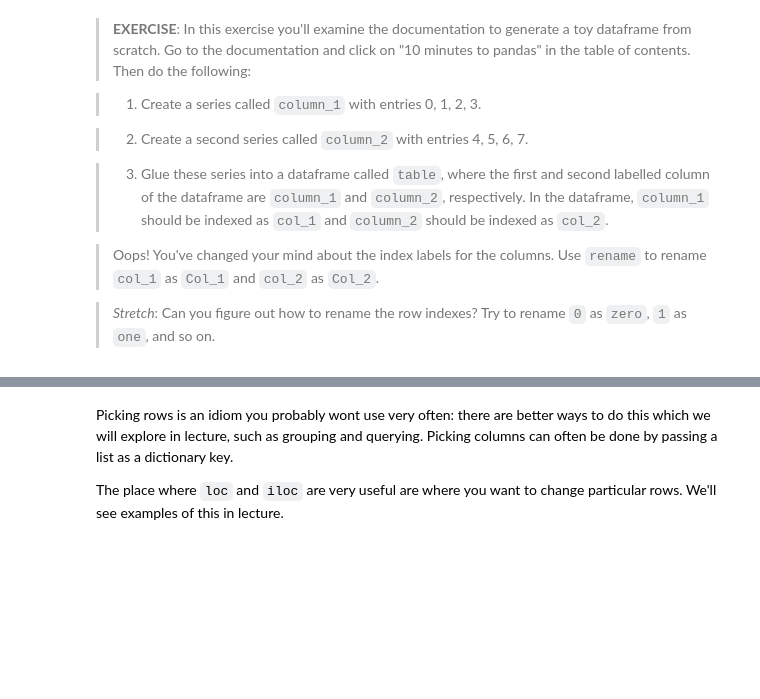
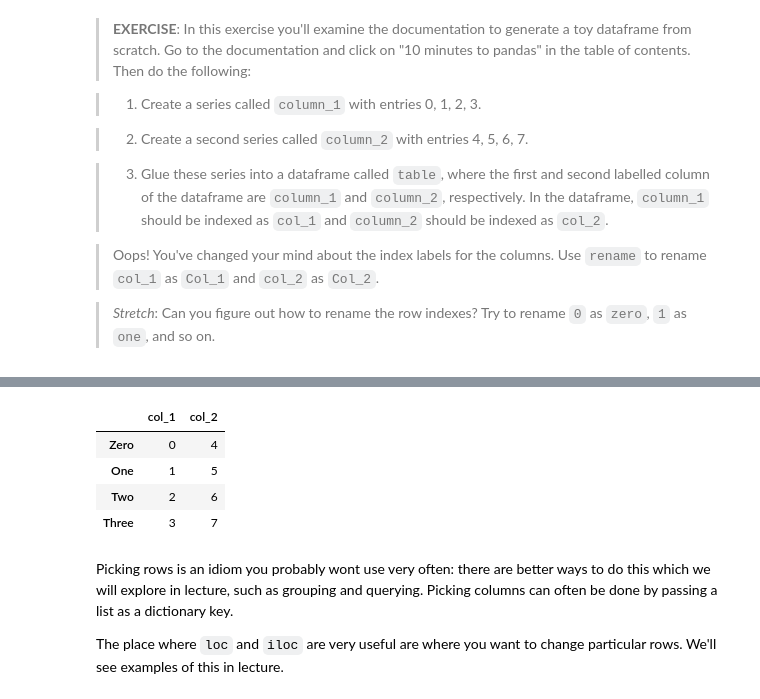
Before and after one commit to mohammad0alfares/EDA, a Jupyter notebook: Labs/intro-py.ipynb, the cells around one changed output, grey strips where cells are left out. Drawn from its saved outputs; the diff is of its cells as text; code cells hidden in the pictures; blank space fills up the shorter version.

```diff
--- a/Labs/intro-py.ipynb
+++ b/Labs/intro-py.ipynb
@@ -708,3 +865,11 @@ Generally we prefer `iloc` for indexing rows and `loc` for indexing columns.
+# %%
+table.rename(index={0:'Zero',1:'One',2:'Two',3:'Three'} )
+# %% [output]
+|  | col_1 | col_2 |
+| Zero | 0 | 4 |
+| One | 1 | 5 |
+| Two | 2 | 6 |
+| Three | 3 | 7 |
 # %% [markdown]
 Picking rows is an idiom you probably wont use very often: there are better ways to do this which we will explore in lecture, such as grouping and querying. Picking columns can often be done by passing a list as a dictionary key.
 
```
Also changed, not shown: parts of 22 cells of this notebook.
